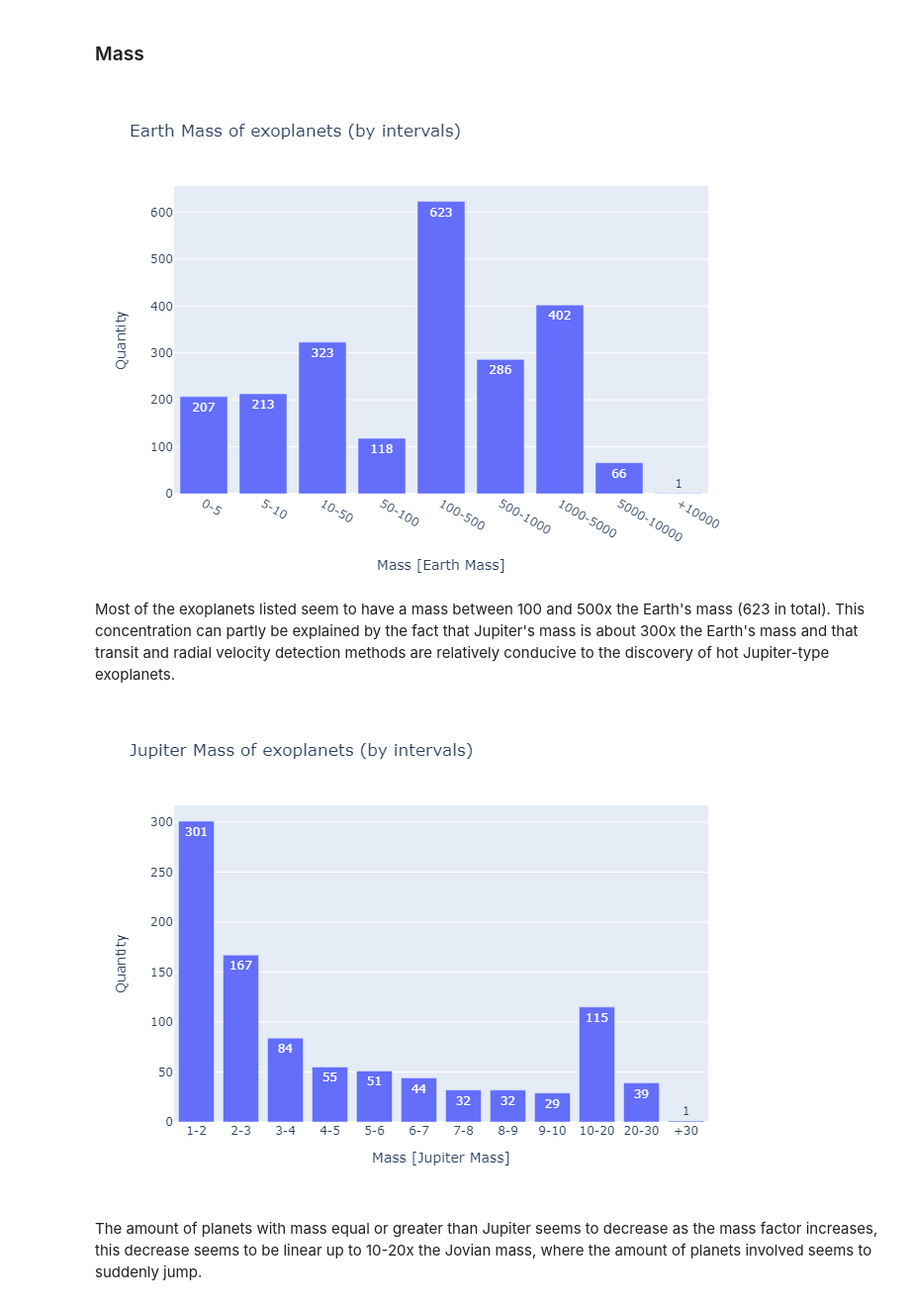
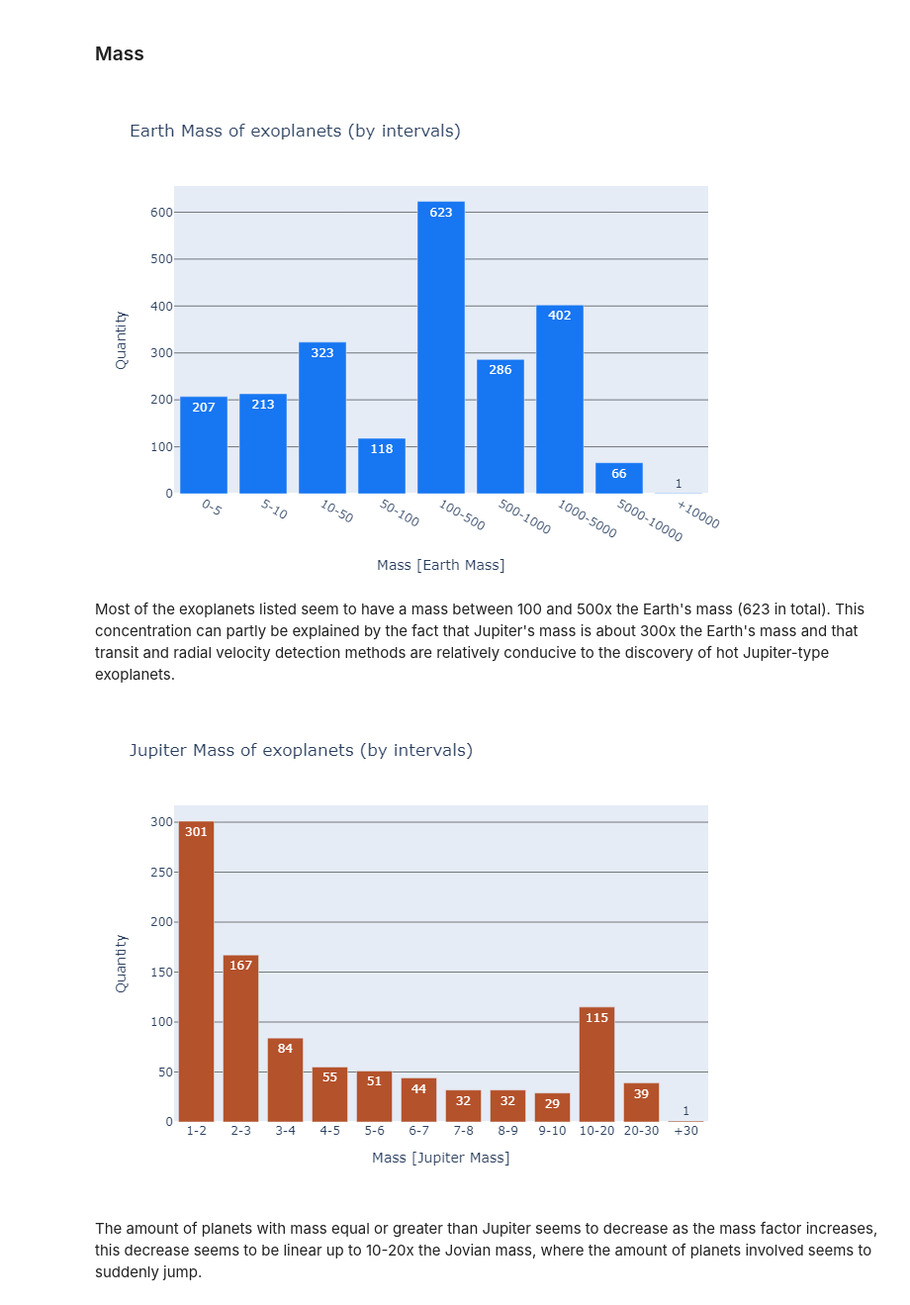
Before and after one commit to Kartmaan/Exoplanets, a Jupyter notebook: exoplanets.ipynb, the cells around one changed output. Shown: that part at 99% size. Drawn from its saved outputs; the diff is of its cells as text; code cells hidden in the pictures.

Commit message:
Better color control

```diff
--- a/exoplanets.ipynb
+++ b/exoplanets.ipynb
@@ -753,11 +753,18 @@ Here too, for almost all of the observations (98%) only the radial velocity meth
 # %%
 mass = df['pl_bmasse']
 
-plot_split(mass, x_label='Mass [Earth Mass]',
-y_label='Quantity', title='Earth Mass of exoplanets (by intervals)',
-show_sup=True)
+plot_split(mass,
+show_sup=True,
+
+x_label='Mass [Earth Mass]',
+y_label='Quantity',
+title='Earth Mass of exoplanets (by intervals)',
+
+grid=True,
+bar_color='@blueplanet'
+)
 # %% [output]
-[figure, old version]
+[figure, new version]
 # %% [markdown]
 Most of the exoplanets listed seem to have a mass between 100 and 500x the Earth's mass (623 in total). This concentration can partly be explained by the fact that Jupiter's mass is about 300x the Earth's mass and that transit and radial velocity detection methods are relatively conducive to the discovery of hot Jupiter-type exoplanets.
 # %%
@@ -765,11 +772,19 @@ mass = df['pl_bmassj']
 splits = [[1,2], [2,3], [3,4], [4,5], [5,6], [6,7], [7,8],
         [8,9], [9,10], [10,20], [20,30]]
 
-plot_split(mass, x_label='Mass [Jupiter Mass]',
-y_label='Quantity', title='Jupiter Mass of exoplanets (by intervals)',
-show_sup=True, splits=splits, kind='bar')
+plot_split(mass,
+splits=splits,
+kind='bar',
+show_sup=True,
+
+x_label='Mass [Jupiter Mass]',
+y_label='Quantity',
+title='Jupiter Mass of exoplanets (by intervals)',
+
+grid=True,
+bar_color='@jupiter')
 # %% [output]
-[figure, old version]
+[figure, new version]
 # %% [markdown]
 The amount of planets with mass equal or greater than Jupiter seems to decrease as the mass factor increases, this decrease seems to be linear up to 10-20x the Jovian mass, where the amount of planets involved seems to suddenly jump.
 # %% [markdown]
```
Also changed, not shown: parts of 1 cell of this notebook, 4 other files.
